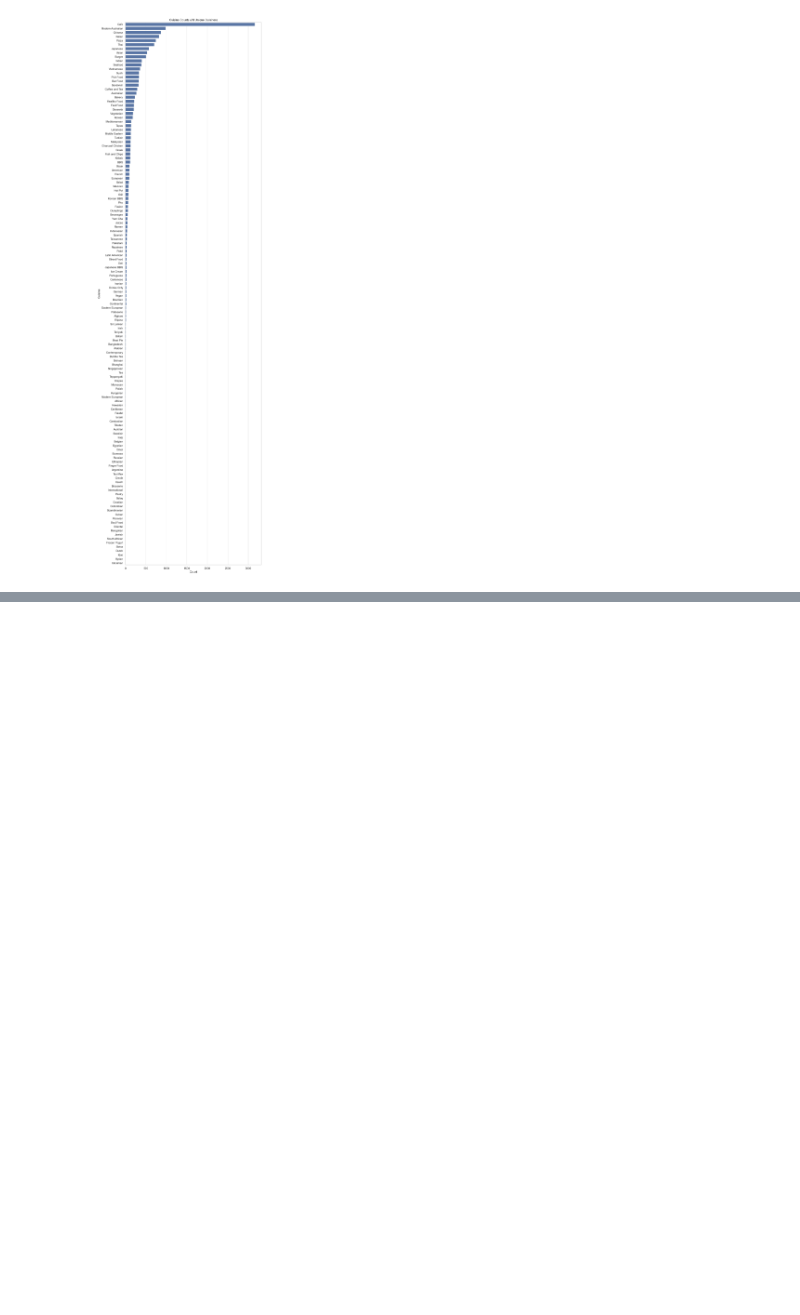
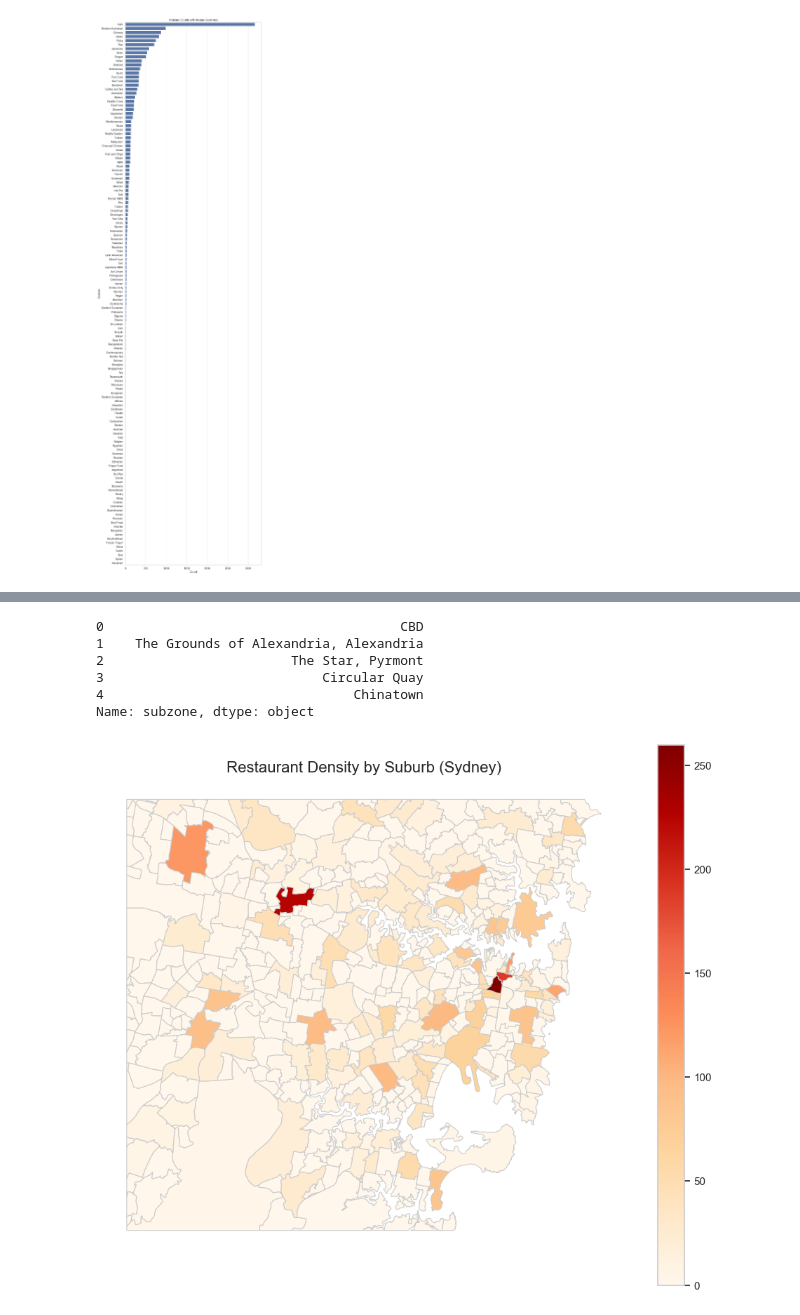
Before and after one commit to nigelcheong/predictive-modelling-and-deployment-assignment, a Jupyter notebook: notebooks/Assignment_1.ipynb, the cells around one changed output, grey strips where cells are left out. Cells and saved outputs as stored; diff of their text form; code cells hidden in the pictures; blank space fills up the shorter version.

Commit message:
Added geospatial analysis.

```diff
--- a/notebooks/Assignment_1.ipynb
+++ b/notebooks/Assignment_1.ipynb
@@ -7,8 +8,7 @@ import seaborn as sns
 # %% [markdown]
 ### 1. Load and Explore Dataset
 # %%
-file_path = 'zomato_df_final_data.csv'
-df = pd.read_csv(file_path)
+df = pd.read_csv('zomato_df_final_data.csv')
 display(df.head())
 print('\nDataset dimensions:', df.shape)
 # %% [output]
@@ -168,0 +171,3 @@ plt.show()
+# %%
+geo = gpd.read_file('sydney.geojson')
+display(geo.head())
@@ -168,0 +181,35 @@ plt.show()
+# %%
+print(df['subzone'].head())
+# %% [output]
+0                                      CBD
+1    The Grounds of Alexandria, Alexandria
+2                        The Star, Pyrmont
+3                            Circular Quay
+4                                Chinatown
+Name: subzone, dtype: object
+# %%
+# Count restaurants per suburb
+suburb_counts = df.groupby('subzone').size().reset_index(name='restaurant_count')
+
+# Merge with geospatial data
+geo = geo.merge(suburb_counts, how='left', left_on='SSC_NAME', right_on='subzone')
+
+# Fill missing with 0 (suburbs with no restaurants in dataset)
+geo['restaurant_count'] = geo['restaurant_count'].fillna(0)
+# %%
+fig, ax = plt.subplots(1, 1, figsize=(12,10))
+
+geo.plot(
+    column='restaurant_count',
+    cmap='OrRd',    # Orange-Red color scale
+    linewidth=0.8,
+    ax=ax,
+    edgecolor='0.8',
+    legend=True
+)
+
+ax.set_title("Restaurant Density by Suburb (Sydney)", fontsize=16)
+ax.axis("off")
+plt.show()
+# %% [output]
+[figure, added]
```
Also changed, not shown: parts of 3 cells of this notebook.
